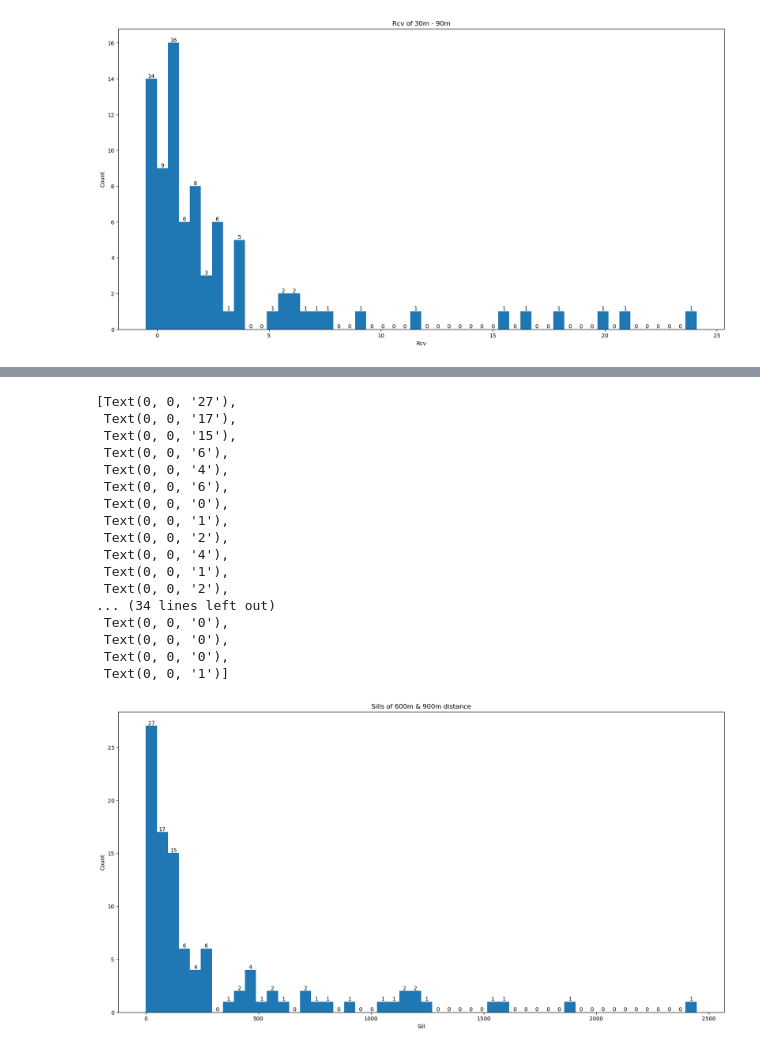
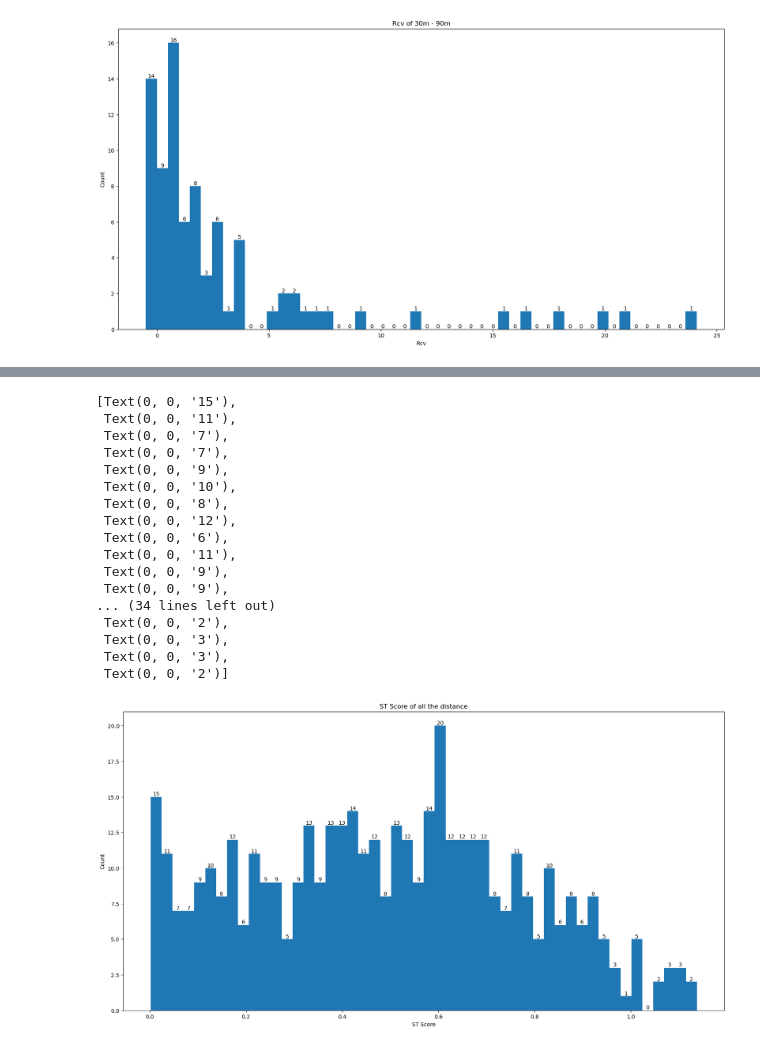
Before and after one commit to IAGO1215/DISCBICOCCA, a Jupyter notebook: Z-Histogram Roman.ipynb, the cells around one changed output, grey strips where cells are left out. Saved outputs shown, nothing was run; the diff lists cells and outputs as text; code cells hidden in the pictures.

```diff
--- a/Z-Histogram Roman.ipynb
+++ b/Z-Histogram Roman.ipynb
@@ -125,26 +187,26 @@ plt.bar_label(bars)
 # %%
 plt.figure(figsize = (20,10))
-plt.title("Sills of 600m & 900m distance")
-counts, edges, bars = plt.hist(pd_Variogram[pd_Variogram['Distance'].isin(["600m","900m"])]["Sill"], bins = 50)
-plt.xlabel("Sill")
+plt.title("ST Score of all the distance")
+counts, edges, bars = plt.hist(pd_Roman["ST Score"], bins = 50)
+plt.xlabel("ST Score")
 plt.ylabel("Count")
 plt.bar_label(bars)
 # %% [output]
-[Text(0, 0, '27'),
- Text(0, 0, '17'),
- Text(0, 0, '15'),
+[Text(0, 0, '15'),
+ Text(0, 0, '11'),
+ Text(0, 0, '7'),
+ Text(0, 0, '7'),
+ Text(0, 0, '9'),
+ Text(0, 0, '10'),
+ Text(0, 0, '8'),
+ Text(0, 0, '12'),
  Text(0, 0, '6'),
- Text(0, 0, '4'),
- Text(0, 0, '6'),
- Text(0, 0, '0'),
- Text(0, 0, '1'),
+ Text(0, 0, '11'),
+ Text(0, 0, '9'),
+ Text(0, 0, '9'),
+... (34 lines left out)
  Text(0, 0, '2'),
- Text(0, 0, '4'),
- Text(0, 0, '1'),
- Text(0, 0, '2'),
-... (34 lines left out)
- Text(0, 0, '0'),
- Text(0, 0, '0'),
- Text(0, 0, '0'),
- Text(0, 0, '1')]
+ Text(0, 0, '3'),
+ Text(0, 0, '3'),
+ Text(0, 0, '2')]
-[figure, old version]
+[figure, new version]
```
Also changed, not shown: parts of 13 cells of this notebook, 2 other files.
